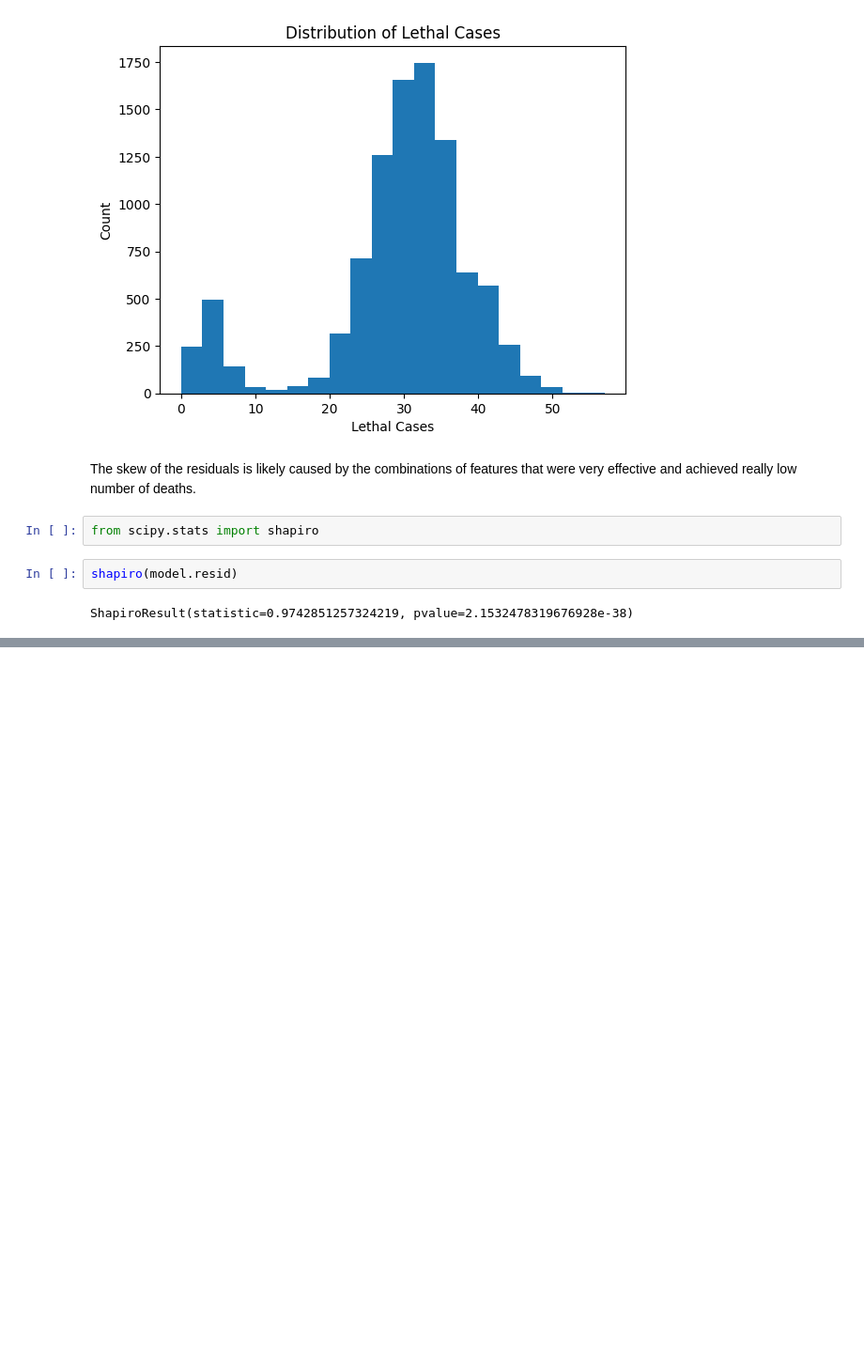
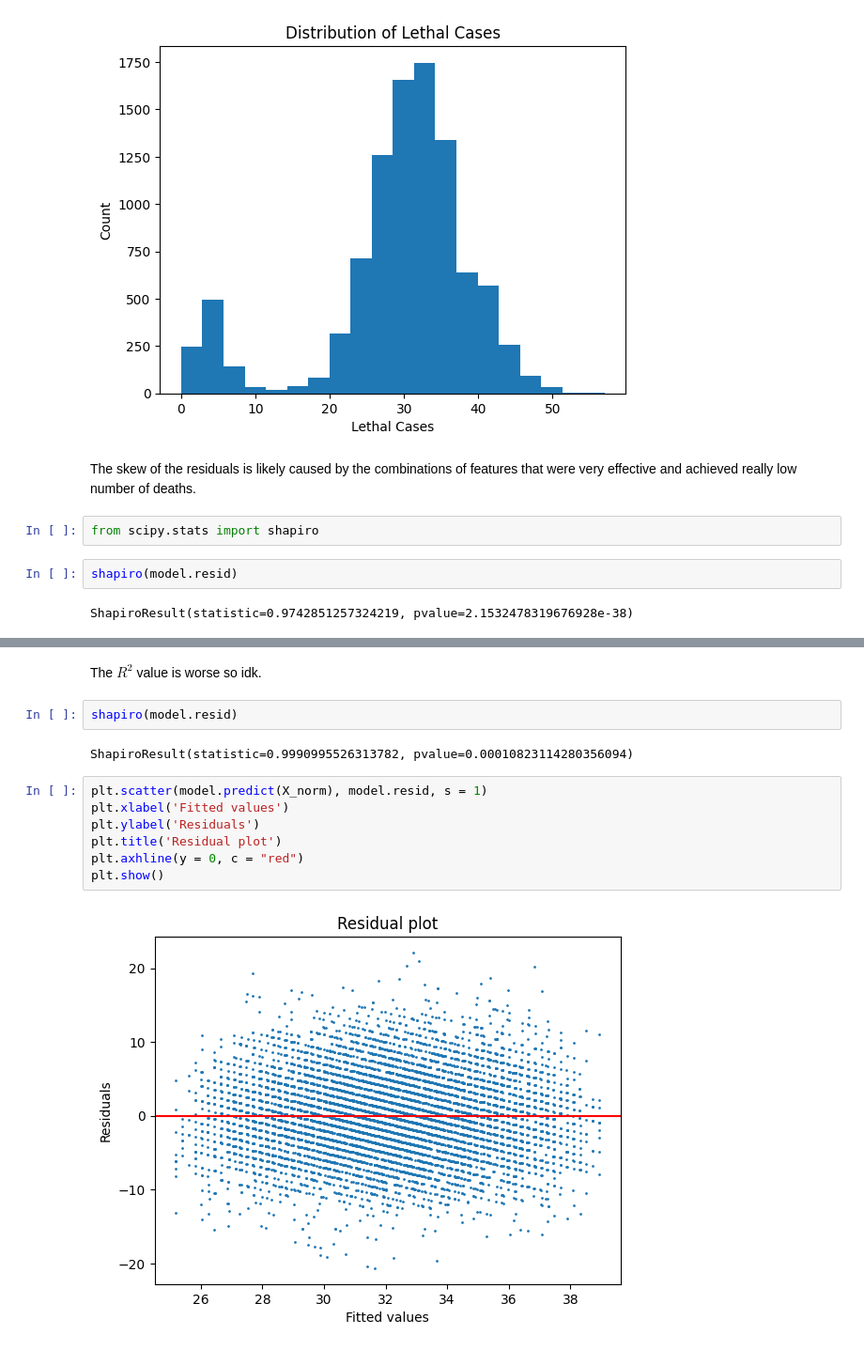
Before and after one commit to jojoscholzgmailcom/ATP_Final_Project, a Jupyter notebook: Deaths Analysis.ipynb, the cells around one changed output, grey strips where cells are left out. Shown at 94% size. Drawn from its saved outputs; the diff is of its cells as text; blank space fills up the shorter version.

Commit message:
added bit more plots

```diff
--- a/Deaths Analysis.ipynb
+++ b/Deaths Analysis.ipynb
@@ -215,0 +210,15 @@ ShapiroResult(statistic=0.9990995526313782, pvalue=0.00010823114280356094)
+# %% [markdown]
+The $R^2$ value is worse so idk.
+# %%
+shapiro(model.resid)
+# %% [output]
+ShapiroResult(statistic=0.9990995526313782, pvalue=0.00010823114280356094)
+# %%
+plt.scatter(model.predict(X_norm), model.resid, s = 1)
+plt.xlabel('Fitted values')
+plt.ylabel('Residuals')
+plt.title('Residual plot')
+plt.axhline(y = 0, c = "red")
+plt.show()
+# %% [output]
+[figure, added]
```
Also changed, not shown: parts of 19 cells of this notebook.
